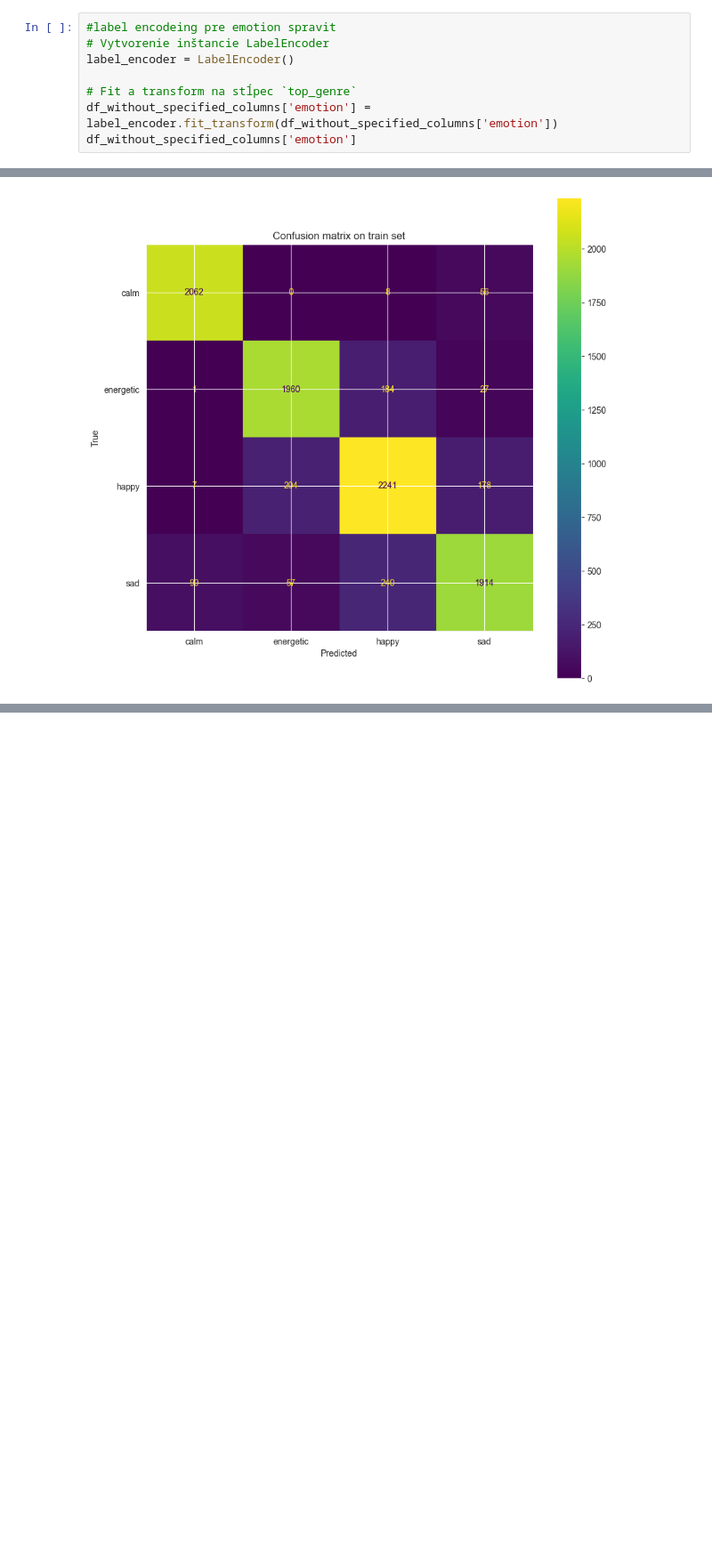
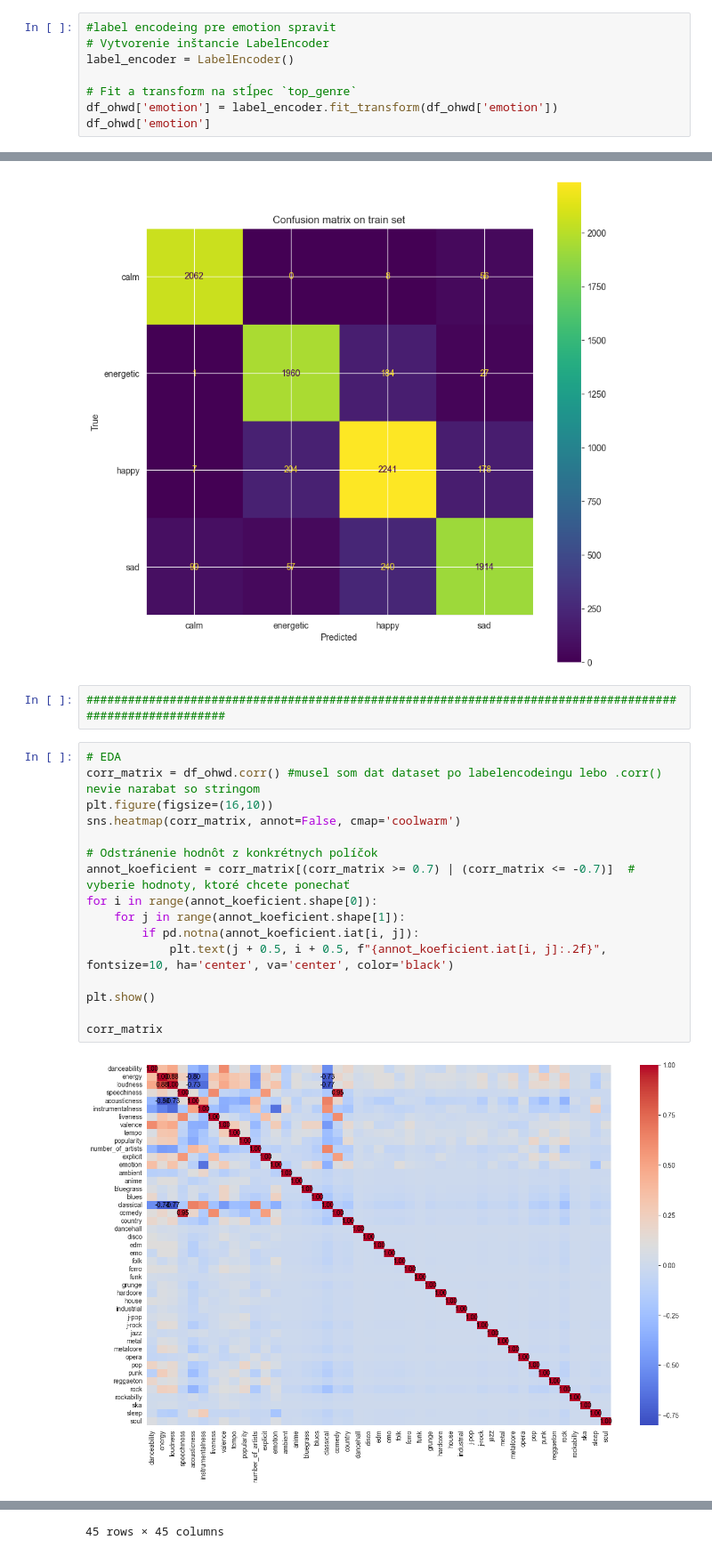
Before and after one commit to LiquiNaut/SUNS-zadanie-1, a Jupyter notebook: main.ipynb, the cells around one changed output, grey strips where cells are left out. Shown at 89% size. Drawn from its saved outputs; the diff is of its cells as text; blank space fills up the shorter version.

```diff
--- a/main.ipynb
+++ b/main.ipynb
@@ -101,8 +125,8 @@ Name: explicit, Length: 11537, dtype: int32
 label_encoder = LabelEncoder()
 
 # Fit a transform na stĺpec `top_genre`
-df_without_specified_columns['emotion'] = label_encoder.fit_transform(df_without_specified_columns['emotion'])
-df_without_specified_columns['emotion']
+df_ohwd['emotion'] = label_encoder.fit_transform(df_ohwd['emotion'])
+df_ohwd['emotion']
 # %% [output]
 0        2
 1        2
@@ -289,3 +256,23 @@ disp.ax_.set(xlabel='Predicted', ylabel='True')
 plt.show()
 # %% [output]
 [figure]
+# %%
+#########################################################################################################
+# %%
+# EDA
+corr_matrix = df_ohwd.corr() #musel som dat dataset po labelencodeingu lebo .corr() nevie narabat so stringom
+plt.figure(figsize=(16,10))
+sns.heatmap(corr_matrix, annot=False, cmap='coolwarm')
+
+# Odstránenie hodnôt z konkrétnych políčok
+annot_koeficient = corr_matrix[(corr_matrix >= 0.7) | (corr_matrix <= -0.7)]  # vyberie hodnoty, ktoré chcete ponechať
+for i in range(annot_koeficient.shape[0]):
+    for j in range(annot_koeficient.shape[1]):
+        if pd.notna(annot_koeficient.iat[i, j]):
+            plt.text(j + 0.5, i + 0.5, f"{annot_koeficient.iat[i, j]:.2f}", fontsize=10, ha='center', va='center', color='black')
+
+plt.show()
+
+corr_matrix
+# %% [output]
+[figure, added]
@@ -291,0 +296 @@ plt.show()
+45 rows × 45 columns
```
Also changed, not shown: parts of 11 cells of this notebook, 4 other files.
